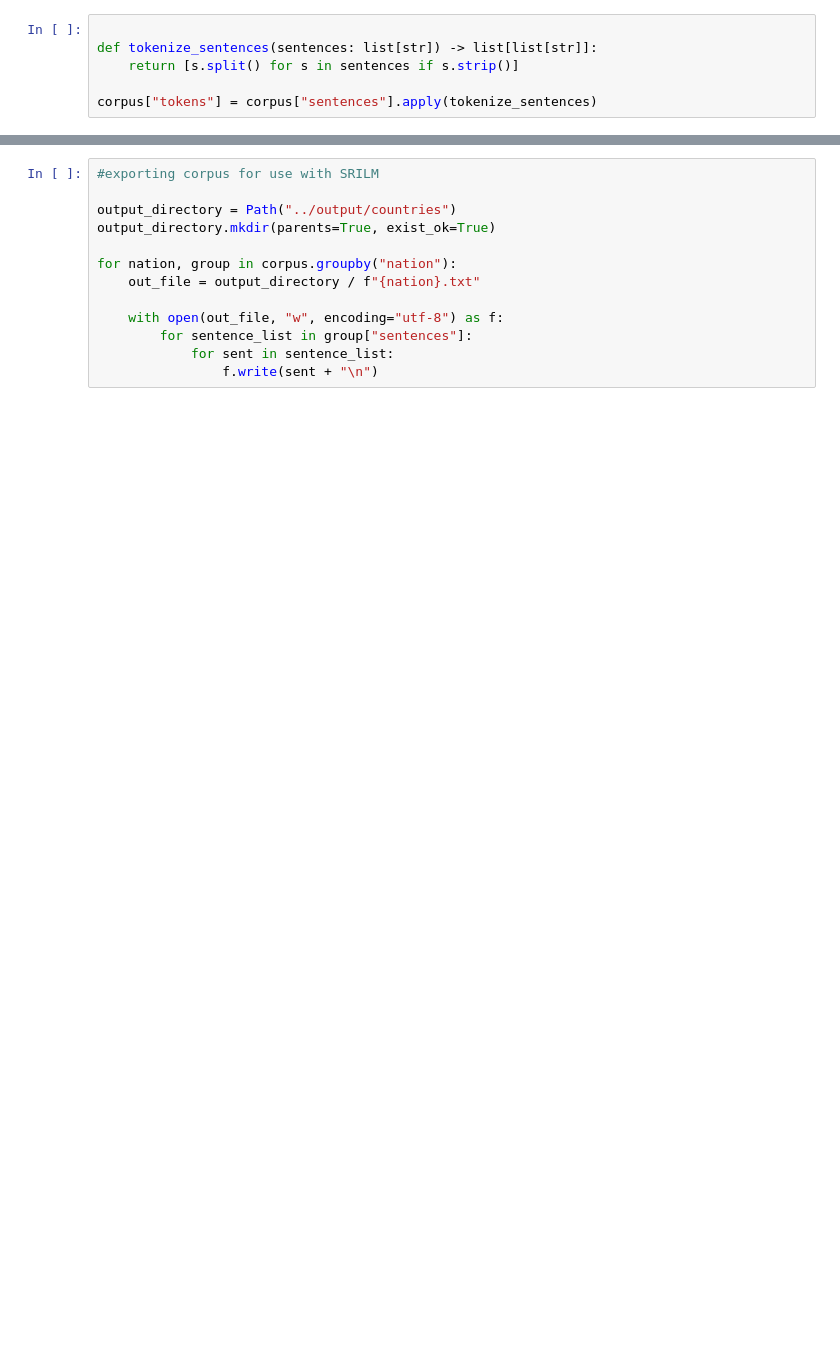
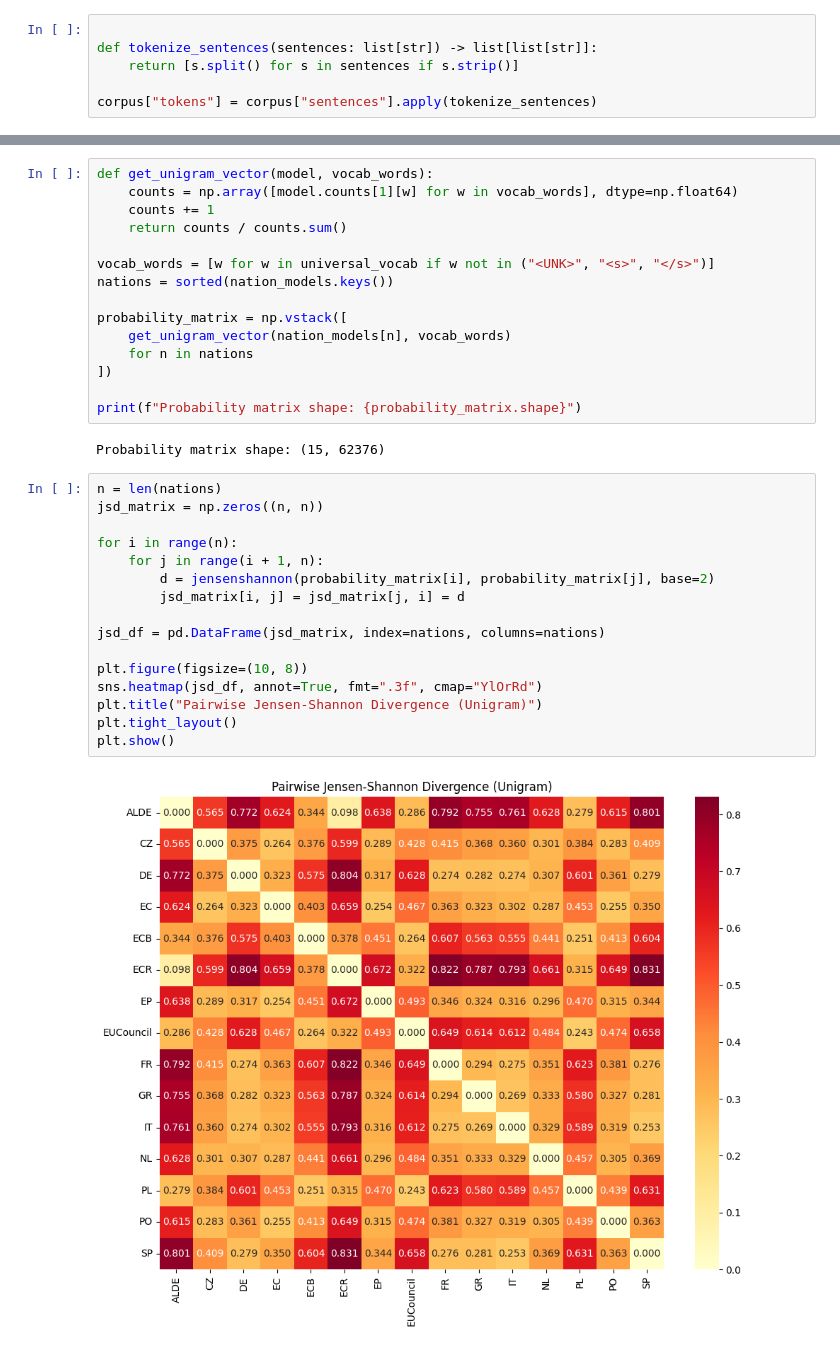
Before and after one commit to GShubin04/UGA-LING4570-Group-Project, a Jupyter notebook: nb/preprocess.ipynb, the cells around one changed output, grey strips where cells are left out. Cells and saved outputs as stored; diff of their text form; blank space fills up the shorter version.

Commit message:
Added JS unigram results

```diff
--- a/nb/preprocess.ipynb
+++ b/nb/preprocess.ipynb
@@ -164,13 +186,35 @@ P('union' | 'european')
-# %%
-#exporting corpus for use with SRILM
-
-output_directory = Path("../output/countries")
-output_directory.mkdir(parents=True, exist_ok=True)
-
-for nation, group in corpus.groupby("nation"):
-    out_file = output_directory / f"{nation}.txt"
-
-    with open(out_file, "w", encoding="utf-8") as f:
-        for sentence_list in group["sentences"]:
-            for sent in sentence_list:
-                f.write(sent + "\n")
+# %%
+def get_unigram_vector(model, vocab_words):
+    counts = np.array([model.counts[1][w] for w in vocab_words], dtype=np.float64)
+    counts += 1
+    return counts / counts.sum()
+
+vocab_words = [w for w in universal_vocab if w not in ("<UNK>", "<s>", "</s>")]
+nations = sorted(nation_models.keys())
+
+probability_matrix = np.vstack([
+    get_unigram_vector(nation_models[n], vocab_words)
+    for n in nations
+])
+
+print(f"Probability matrix shape: {probability_matrix.shape}")
+# %% [output]
+Probability matrix shape: (15, 62376)
+# %%
+n = len(nations)
+jsd_matrix = np.zeros((n, n))
+
+for i in range(n):
+    for j in range(i + 1, n):
+        d = jensenshannon(probability_matrix[i], probability_matrix[j], base=2)
+        jsd_matrix[i, j] = jsd_matrix[j, i] = d
+
+jsd_df = pd.DataFrame(jsd_matrix, index=nations, columns=nations)
+
+plt.figure(figsize=(10, 8))
+sns.heatmap(jsd_df, annot=True, fmt=".3f", cmap="YlOrRd")
+plt.title("Pairwise Jensen-Shannon Divergence (Unigram)")
+plt.tight_layout()
+plt.show()
+# %% [output]
+[figure, added]
```
Also changed, not shown: parts of 8 cells of this notebook.
